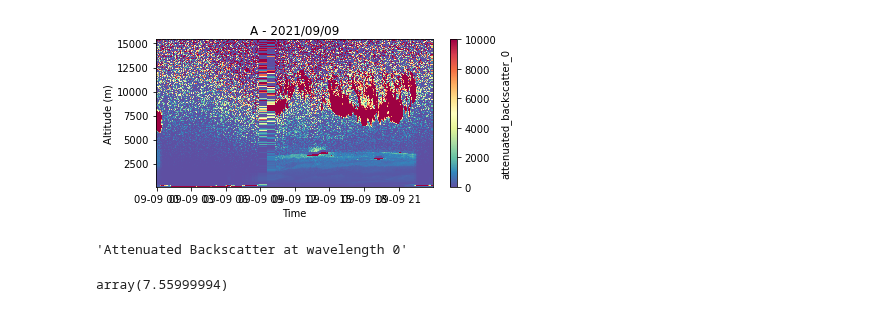
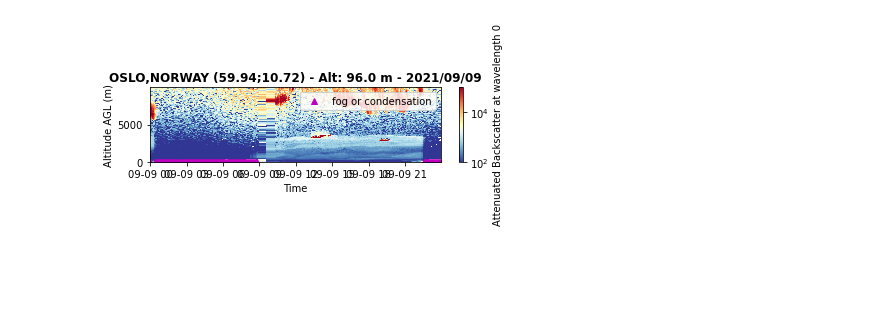
Before and after one commit to AugustinMortier/a-profiles, a Jupyter notebook: dev.ipynb, the cells around one changed output. Cells and saved outputs as stored; diff of their text form; code cells hidden in the pictures; blank space fills up the shorter version.

Commit message:
add detect_fog_or_condensation method based on base clouds height

```diff
--- a/dev.ipynb
+++ b/dev.ipynb
@@ -26,12 +17,4 @@ plt.plot(profiles.data.vertical_visibility.data)
-# %%
-profiles.quickplot()
-# %% [output]
-[figure, removed]
-# %%
-profiles.data.attenuated_backscatter_0.long_name
-# %% [output]
-'Attenuated Backscatter at wavelength 0'
-# %%
-profiles.data.station_longitude.data
-# %% [output]
-array(7.55999994)
+# %%
+profiles.detect_fog_or_condensation(zmin=200).quickplot(zmin=0, zmax=10000, vmin=1e2, vmax=1e5, log=True, add_fog=True)
+# %% [output]
+[figure, added]
```
Also changed, not shown: parts of 3 cells of this notebook, 9 other files.
